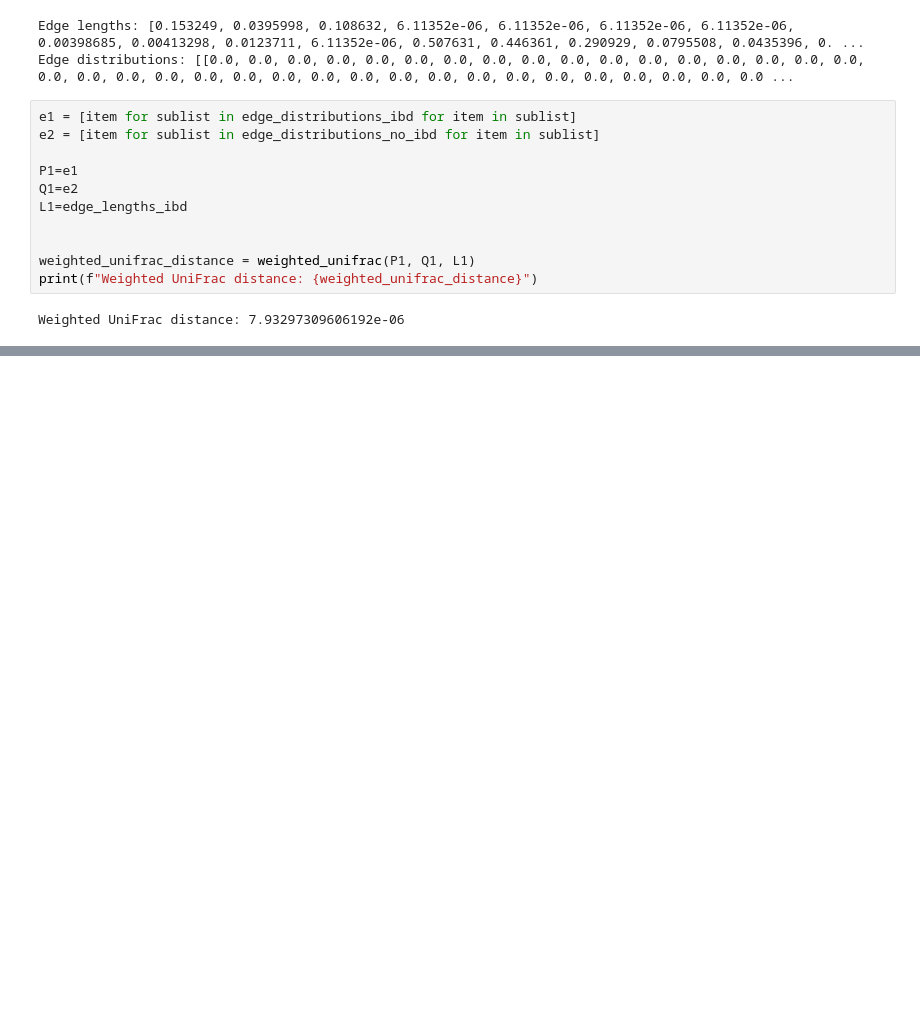
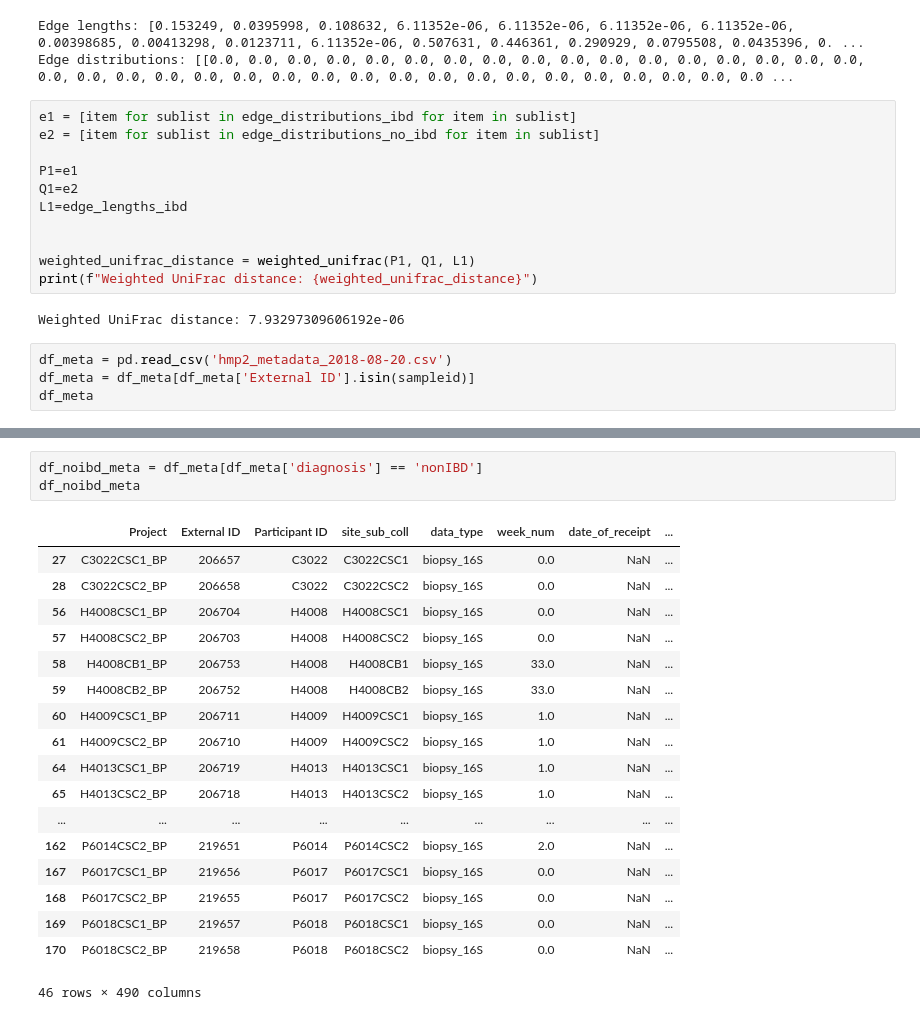
Before and after one commit to calebchin/METNN, a Jupyter notebook: METNN_experiments.ipynb, the cells around one changed output, grey strips where cells are left out. Saved outputs shown, nothing was run; the diff lists cells and outputs as text; blank space fills up the shorter version.

```diff
--- a/METNN_experiments.ipynb
+++ b/METNN_experiments.ipynb
@@ -403,3 +564,7 @@ weighted_unifrac_distance = weighted_unifrac(P1, Q1, L1)
 print(f"Weighted UniFrac distance: {weighted_unifrac_distance}")
 # %% [output]
 Weighted UniFrac distance: 7.93297309606192e-06
+# %%
+df_meta = pd.read_csv('hmp2_metadata_2018-08-20.csv')
+df_meta = df_meta[df_meta['External ID'].isin(sampleid)]
+df_meta
@@ -405,0 +599,22 @@ Weighted UniFrac distance: 7.93297309606192e-06
+# %%
+df_noibd_meta = df_meta[df_meta['diagnosis'] == 'nonIBD']
+df_noibd_meta
+# %% [output]
+|  | Project | External ID | Participant ID | site_sub_coll | data_type | week_num | date_of_receipt | ... |
+| 27 | C3022CSC1_BP | 206657 | C3022 | C3022CSC1 | biopsy_16S | 0.0 | NaN | ... |
+| 28 | C3022CSC2_BP | 206658 | C3022 | C3022CSC2 | biopsy_16S | 0.0 | NaN | ... |
+| 56 | H4008CSC1_BP | 206704 | H4008 | H4008CSC1 | biopsy_16S | 0.0 | NaN | ... |
+| 57 | H4008CSC2_BP | 206703 | H4008 | H4008CSC2 | biopsy_16S | 0.0 | NaN | ... |
+| 58 | H4008CB1_BP | 206753 | H4008 | H4008CB1 | biopsy_16S | 33.0 | NaN | ... |
+| 59 | H4008CB2_BP | 206752 | H4008 | H4008CB2 | biopsy_16S | 33.0 | NaN | ... |
+| 60 | H4009CSC1_BP | 206711 | H4009 | H4009CSC1 | biopsy_16S | 1.0 | NaN | ... |
+| 61 | H4009CSC2_BP | 206710 | H4009 | H4009CSC2 | biopsy_16S | 1.0 | NaN | ... |
+| 64 | H4013CSC1_BP | 206719 | H4013 | H4013CSC1 | biopsy_16S | 1.0 | NaN | ... |
+| 65 | H4013CSC2_BP | 206718 | H4013 | H4013CSC2 | biopsy_16S | 1.0 | NaN | ... |
+| ... | ... | ... | ... | ... | ... | ... | ... | ... |
+| 162 | P6014CSC2_BP | 219651 | P6014 | P6014CSC2 | biopsy_16S | 2.0 | NaN | ... |
+| 167 | P6017CSC1_BP | 219656 | P6017 | P6017CSC1 | biopsy_16S | 0.0 | NaN | ... |
+| 168 | P6017CSC2_BP | 219655 | P6017 | P6017CSC2 | biopsy_16S | 0.0 | NaN | ... |
+| 169 | P6018CSC1_BP | 219657 | P6018 | P6018CSC1 | biopsy_16S | 0.0 | NaN | ... |
+| 170 | P6018CSC2_BP | 219658 | P6018 | P6018CSC2 | biopsy_16S | 0.0 | NaN | ... |
+46 rows × 490 columns
```
Also changed, not shown: parts of 29 cells of this notebook, 13 other files.
